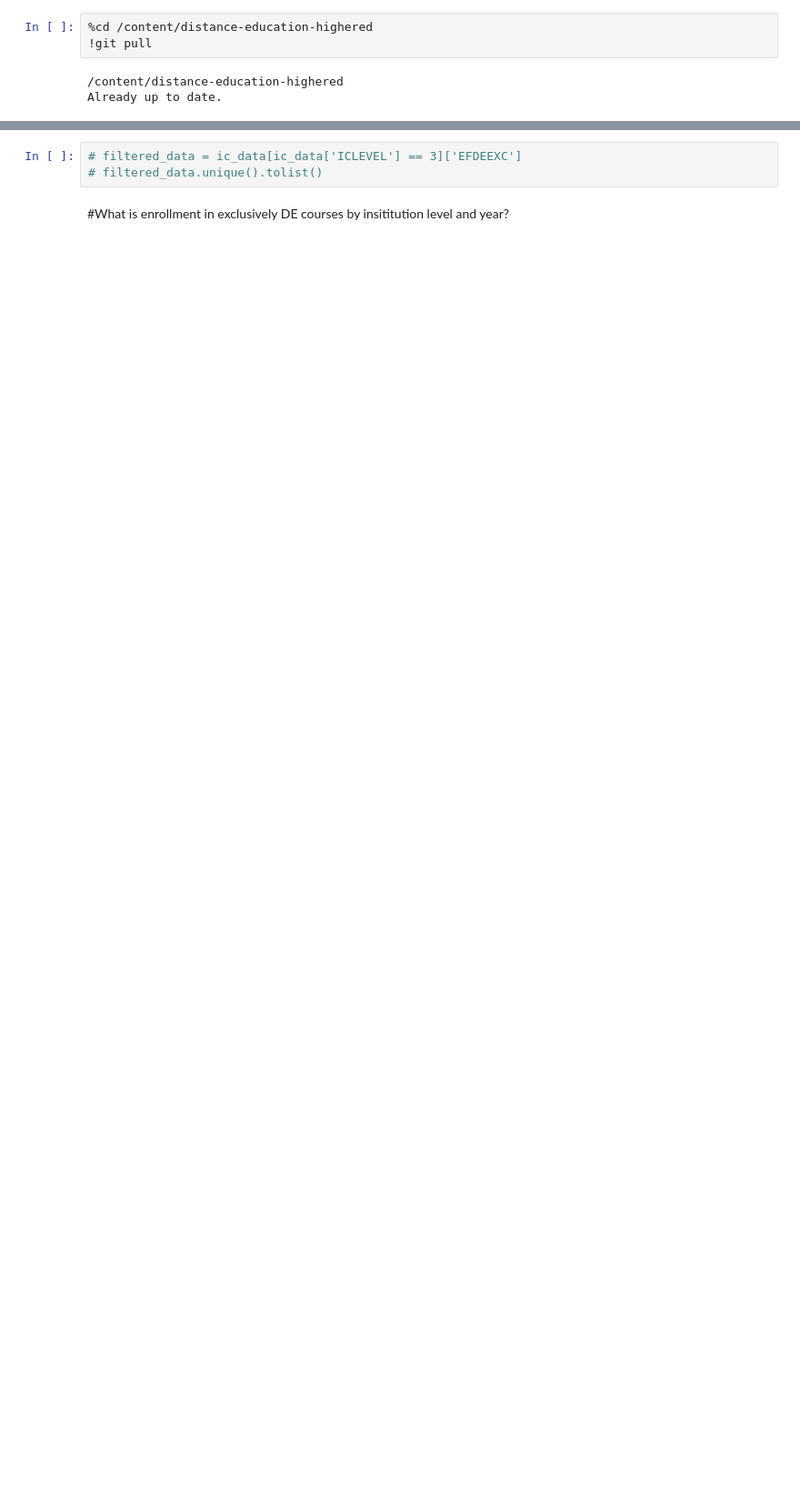
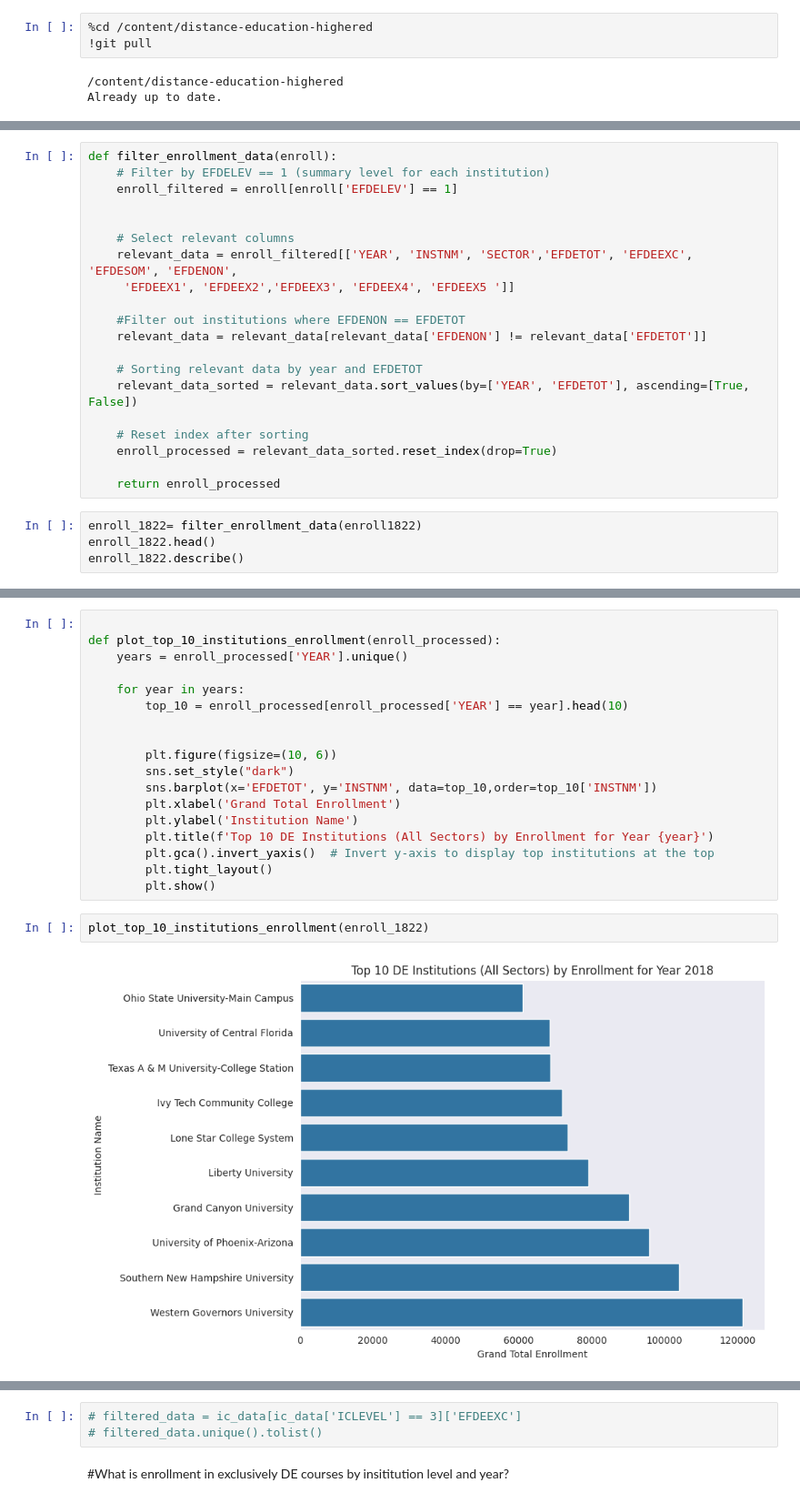
Before and after one commit to katyk20/distance-education-highered, a Jupyter notebook: Notebooks/EDA.ipynb, the cells around one changed output, grey strips where cells are left out. Shown at 91% size. Drawn from its saved outputs; the diff is of its cells as text; blank space fills up the shorter version.

```diff
--- a/Notebooks/EDA.ipynb
+++ b/Notebooks/EDA.ipynb
@@ -136,0 +54,24 @@ plt.show()
+# %%
+def filter_enrollment_data(enroll):
+    # Filter by EFDELEV == 1 (summary level for each institution)
+    enroll_filtered = enroll[enroll['EFDELEV'] == 1]
+
+
+    # Select relevant columns
+    relevant_data = enroll_filtered[['YEAR', 'INSTNM', 'SECTOR','EFDETOT', 'EFDEEXC', 'EFDESOM', 'EFDENON',
+     'EFDEEX1', 'EFDEEX2','EFDEEX3', 'EFDEEX4', 'EFDEEX5 ']]
+
+    #Filter out institutions where EFDENON == EFDETOT
+    relevant_data = relevant_data[relevant_data['EFDENON'] != relevant_data['EFDETOT']]
+
+    # Sorting relevant data by year and EFDETOT
+    relevant_data_sorted = relevant_data.sort_values(by=['YEAR', 'EFDETOT'], ascending=[True, False])
+
+    # Reset index after sorting
+    enroll_processed = relevant_data_sorted.reset_index(drop=True)
+
+    return enroll_processed
+# %%
+enroll_1822= filter_enrollment_data(enroll1822)
+enroll_1822.head()
+enroll_1822.describe()
@@ -136,0 +105,22 @@ plt.show()
+# %%
+
+def plot_top_10_institutions_enrollment(enroll_processed):
+    years = enroll_processed['YEAR'].unique()
+
+    for year in years:
+        top_10 = enroll_processed[enroll_processed['YEAR'] == year].head(10)
+
+
+        plt.figure(figsize=(10, 6))
+        sns.set_style("dark")
+        sns.barplot(x='EFDETOT', y='INSTNM', data=top_10,order=top_10['INSTNM'])
+        plt.xlabel('Grand Total Enrollment')
+        plt.ylabel('Institution Name')
+        plt.title(f'Top 10 DE Institutions (All Sectors) by Enrollment for Year {year}')
+        plt.gca().invert_yaxis()  # Invert y-axis to display top institutions at the top
+        plt.tight_layout()
+        plt.show()
+# %%
+plot_top_10_institutions_enrollment(enroll_1822)
+# %% [output]
+[figure, added]
```
Also changed, not shown: parts of 52 cells of this notebook.
